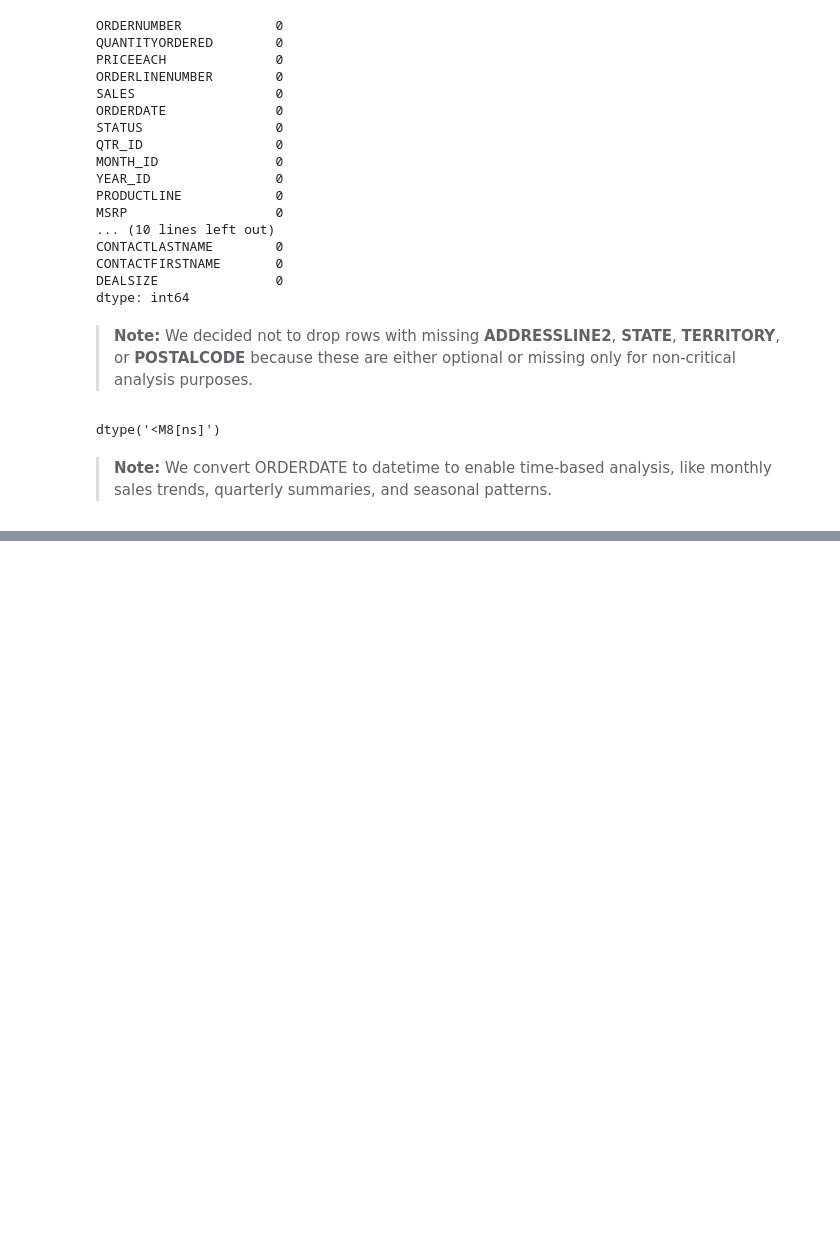
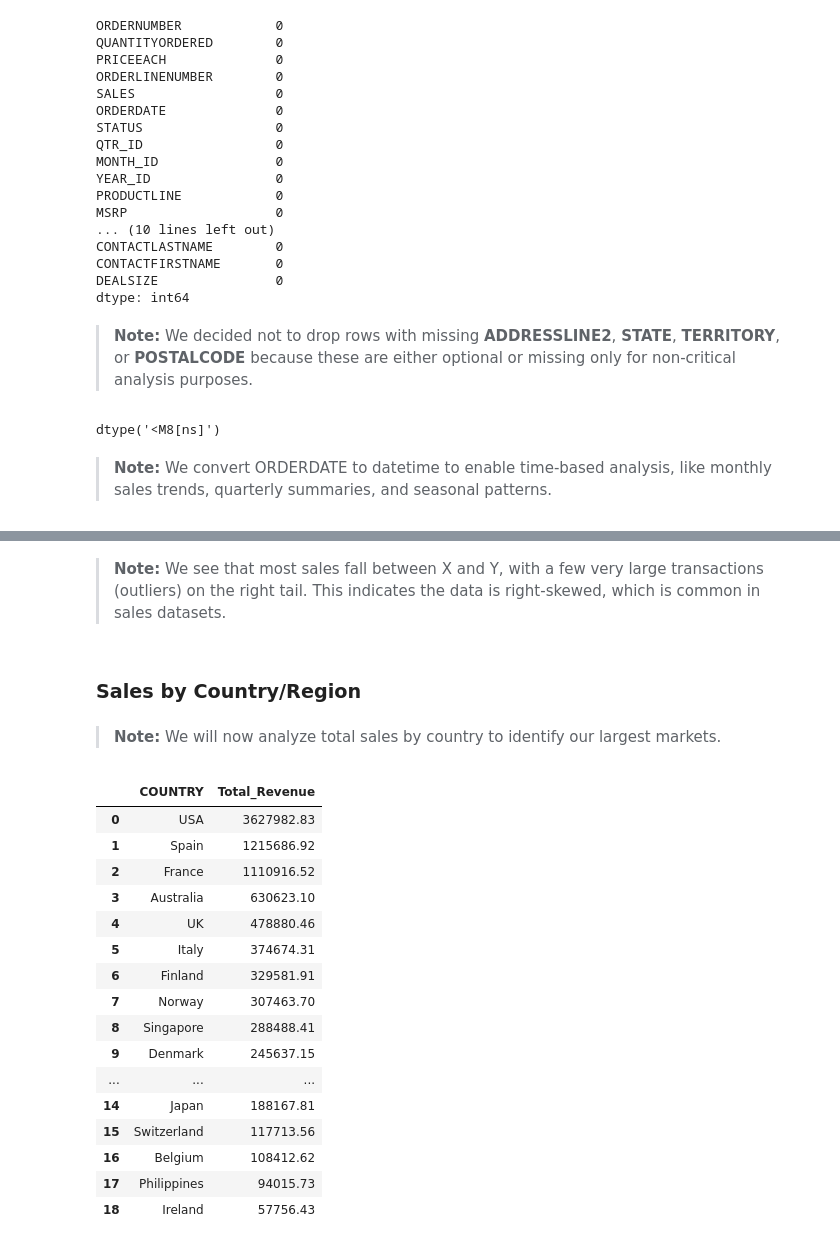
Before and after one commit to DimaKlimchuk/ecommerce-sales-analysis, a Jupyter notebook: notebooks/analysis.ipynb, the cells around one changed output, grey strips where cells are left out. Saved outputs shown, nothing was run; the diff lists cells and outputs as text; code cells hidden in the pictures; blank space fills up the shorter version.

```diff
--- a/notebooks/analysis.ipynb
+++ b/notebooks/analysis.ipynb
@@ -97,0 +140,32 @@ dtype('<M8[ns]')
+# %% [markdown]
+> **Note:** We see that most sales fall between X and Y, with a few very large transactions
+(outliers) on the right tail. This indicates the data is right-skewed,
+which is common in sales datasets.
+# %% [markdown]
+### Sales by Country/Region
+# %% [markdown]
+> **Note:** We will now analyze total sales by country to identify our largest markets.
+# %%
+sales_per_country = df.groupby('COUNTRY')['SALES'].sum()
+sales_per_country = sales_per_country.sort_values(ascending=False)
+sales_per_country = sales_per_country.reset_index()
+sales_per_country.rename(columns={'SALES': 'Total_Revenue'}, inplace=True)
+sales_per_country
+# %% [output]
+|  | COUNTRY | Total_Revenue |
+| 0 | USA | 3627982.83 |
+| 1 | Spain | 1215686.92 |
+| 2 | France | 1110916.52 |
+| 3 | Australia | 630623.10 |
+| 4 | UK | 478880.46 |
+| 5 | Italy | 374674.31 |
+| 6 | Finland | 329581.91 |
+| 7 | Norway | 307463.70 |
+| 8 | Singapore | 288488.41 |
+| 9 | Denmark | 245637.15 |
+| ... | ... | ... |
+| 14 | Japan | 188167.81 |
+| 15 | Switzerland | 117713.56 |
+| 16 | Belgium | 108412.62 |
+| 17 | Philippines | 94015.73 |
+| 18 | Ireland | 57756.43 |
```
Also changed, not shown: parts of 10 cells of this notebook.
